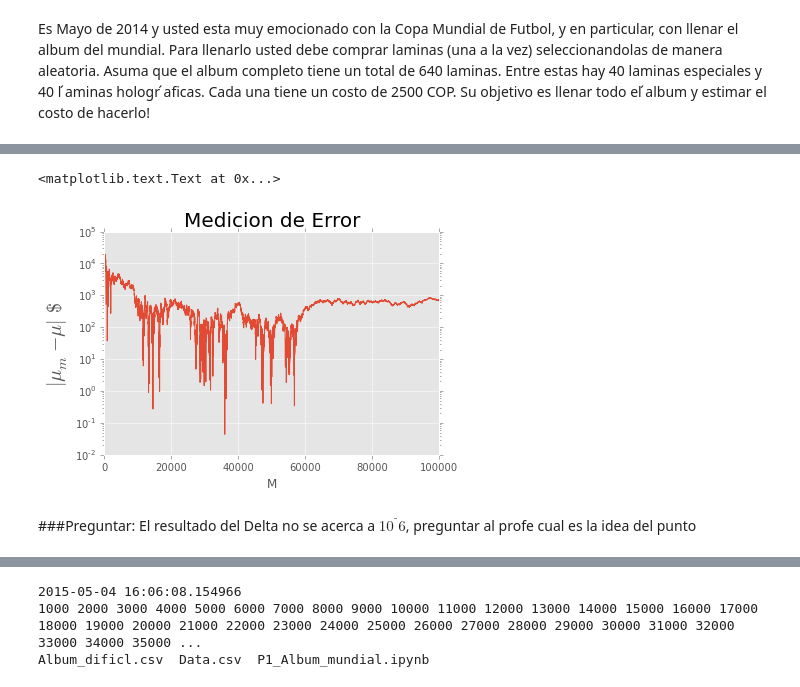
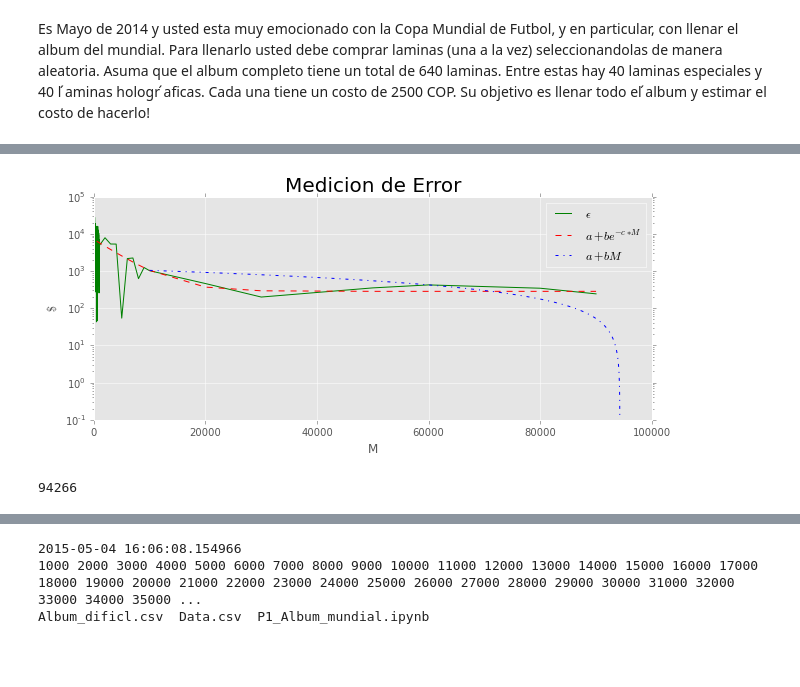
Before and after one commit to JC-AlfonsoR/CM20151_HW7_AlfonsoOrtiz, a Jupyter notebook: P1_Album_mundial/P1_Album_mundial.ipynb, the cells around one changed output, grey strips where cells are left out. Drawn from its saved outputs; the diff is of its cells as text; code cells hidden in the pictures; blank space fills up the shorter version.

```diff
--- a/P1_Album_mundial/P1_Album_mundial.ipynb
+++ b/P1_Album_mundial/P1_Album_mundial.ipynb
@@ -150,14 +106,26 @@ xlabel('M'); ylabel(r'$|\mu_m-\mu|$ $\$$',size=20);title('Medicion de Error',siz
-# %%
-Mu_mean = mean(Media*c)
-Delta = abs(Media*c-Mu_mean)
-
-# graficar
-semilogy(M,Delta)
-xlabel('M'); ylabel(r'$|\mu_m-\mu|$ $\$$',size=20)
-title('Medicion de Error',size=20)
-# %% [output]
-<matplotlib.text.Text at 0x...>
-[figure, removed]
-# %% [markdown]
-###Preguntar:
-El resultado del Delta no se acerca a $10^⁻6$, preguntar al profe cual es la idea del punto
+# %%
+# Estimar el valor de M para que e=10e-6
+# Ajustar los datos a diferentes modelos
+def ajuste(M,a,b,c):
+    return a+b*exp(-c*M)
+args_fit,info = curve_fit(ajuste,M[50:],e_m[50:],p0=(0,0,0))
+args_p1 = polyfit(M[105:],e_m[105:],1)
+p1 = poly1d(args_p1)
+MM = linspace(1e4,1e5,5000)
+
+figure(figsize=(10,4))
+semilogy(M[1:],e_m[1:],'g',label='$\epsilon$')
+#semilogy(M[1:],e_s[1:],'b',alpha=0.2,linewidth=2.0,label='$\sigma$')
+semilogy(M[50:],ajuste(M[50:],args_fit[0],args_fit[1],args_fit[2]),'r--',label='$a+be^{-c*M}$')
+semilogy(MM,p1(MM),'b-.',label='$a+bM$')
+
+xlabel('M'); ylabel(r'$\$$'); title('Medicion de Error',size=20)
+#ylim([0,1e4])
+legend();show()
+def p1_r(x):
+    return p1(x) -1e-6
+rr = brentq(p1_r,a=9e4,b=1e5)
+print('%.0f'%rr)
+# %% [output]
+[figure, added]
+94266
```
Also changed, not shown: parts of 33 cells of this notebook, 1 other file.
